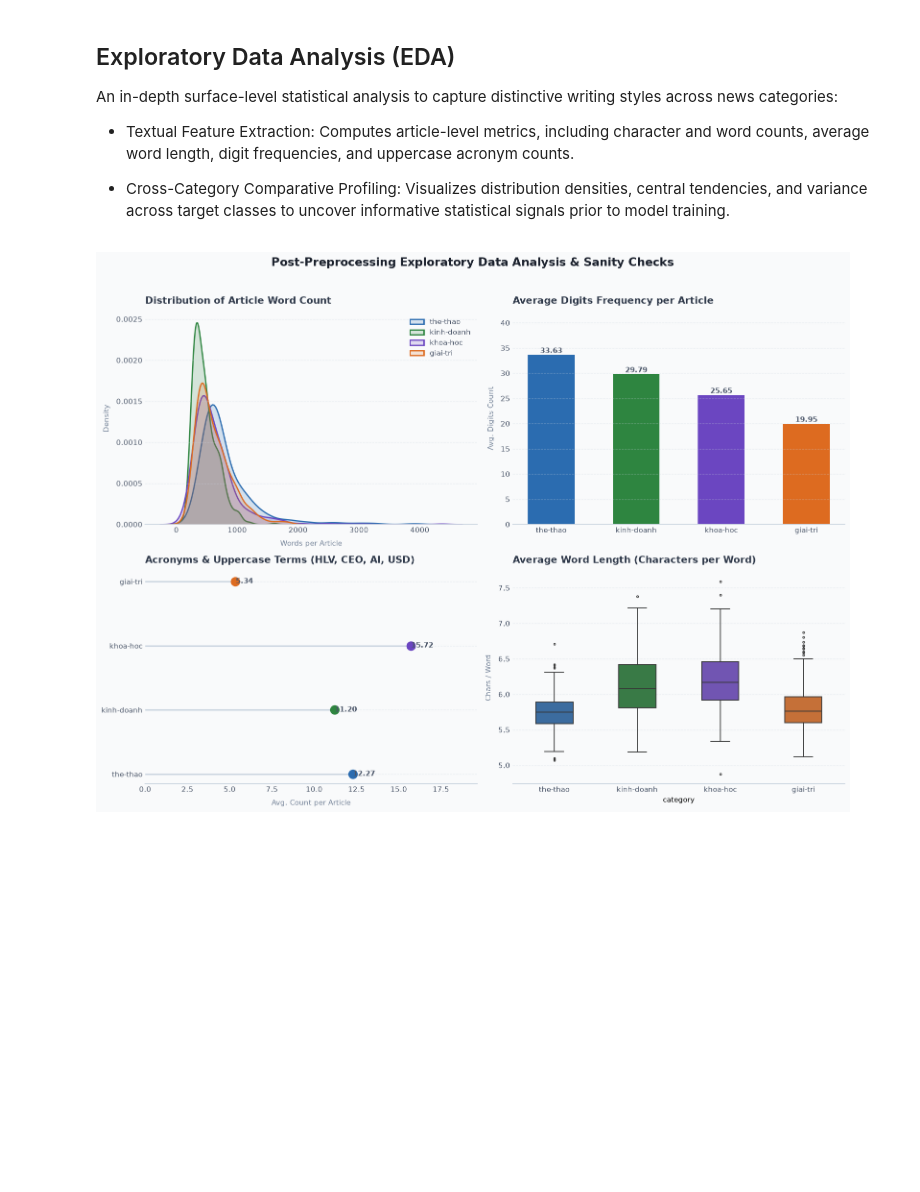
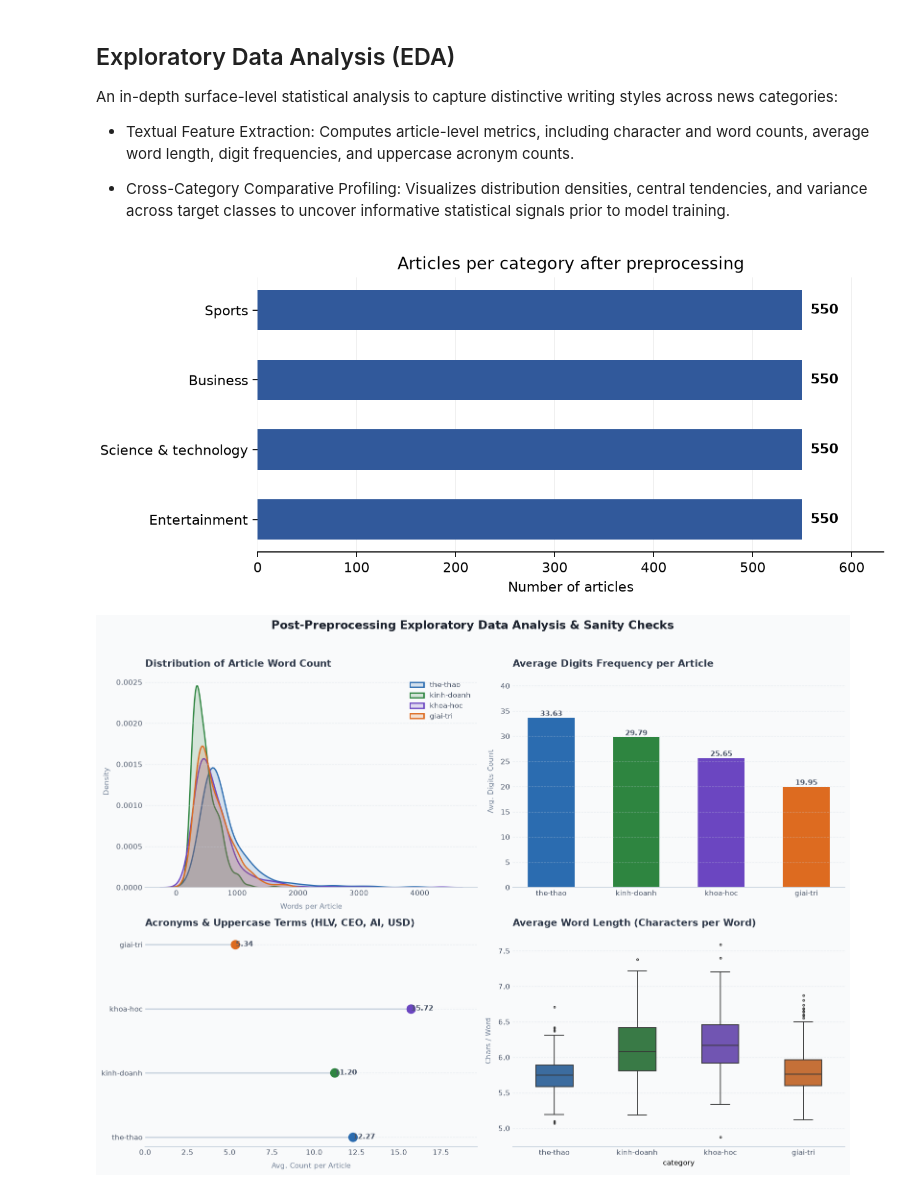
Before and after one commit to tatkien/programming-for-ai, a Jupyter notebook: Text_Part_Assignment.ipynb, the cells around one changed output. Drawn from its saved outputs; the diff is of its cells as text; code cells hidden in the pictures; blank space fills up the shorter version.

```diff
--- a/Text_Part_Assignment.ipynb
+++ b/Text_Part_Assignment.ipynb
@@ -296,6 +296,28 @@ An in-depth surface-level statistical analysis to capture distinctive writing st
 * Textual Feature Extraction: Computes article-level metrics, including character and word counts, average word length, digit frequencies, and uppercase acronym counts.
 
 * Cross-Category Comparative Profiling: Visualizes distribution densities, central tendencies, and variance across target classes to uncover informative statistical signals prior to model training.
+# %%
+import matplotlib.pyplot as plt
+
+labels = {
+    'the-thao': 'Sports',
+    'kinh-doanh': 'Business',
+    'khoa-hoc': 'Science & technology',
+    'giai-tri': 'Entertainment',
+}
+class_counts = df['category'].value_counts().reindex(labels)
+fig, ax = plt.subplots(figsize=(8, 3.5), layout='constrained')
+bars = ax.barh(list(labels.values()), class_counts, color='#31599b', height=.58)
+ax.invert_yaxis()
+ax.bar_label(bars, padding=6, fontweight='bold')
+ax.set(xlim=(0, class_counts.max() * 1.15), xlabel='Number of articles',
+       title='Articles per category after preprocessing')
+ax.set_axisbelow(True)
+ax.grid(axis='x', alpha=.2)
+ax.spines[['top', 'right', 'left']].set_visible(False)
+plt.show()
+# %% [output]
+[figure, added]
 # %%
 import re
 import unicodedata
```
Also changed, not shown: parts of 4 cells of this notebook, 3 other files.
